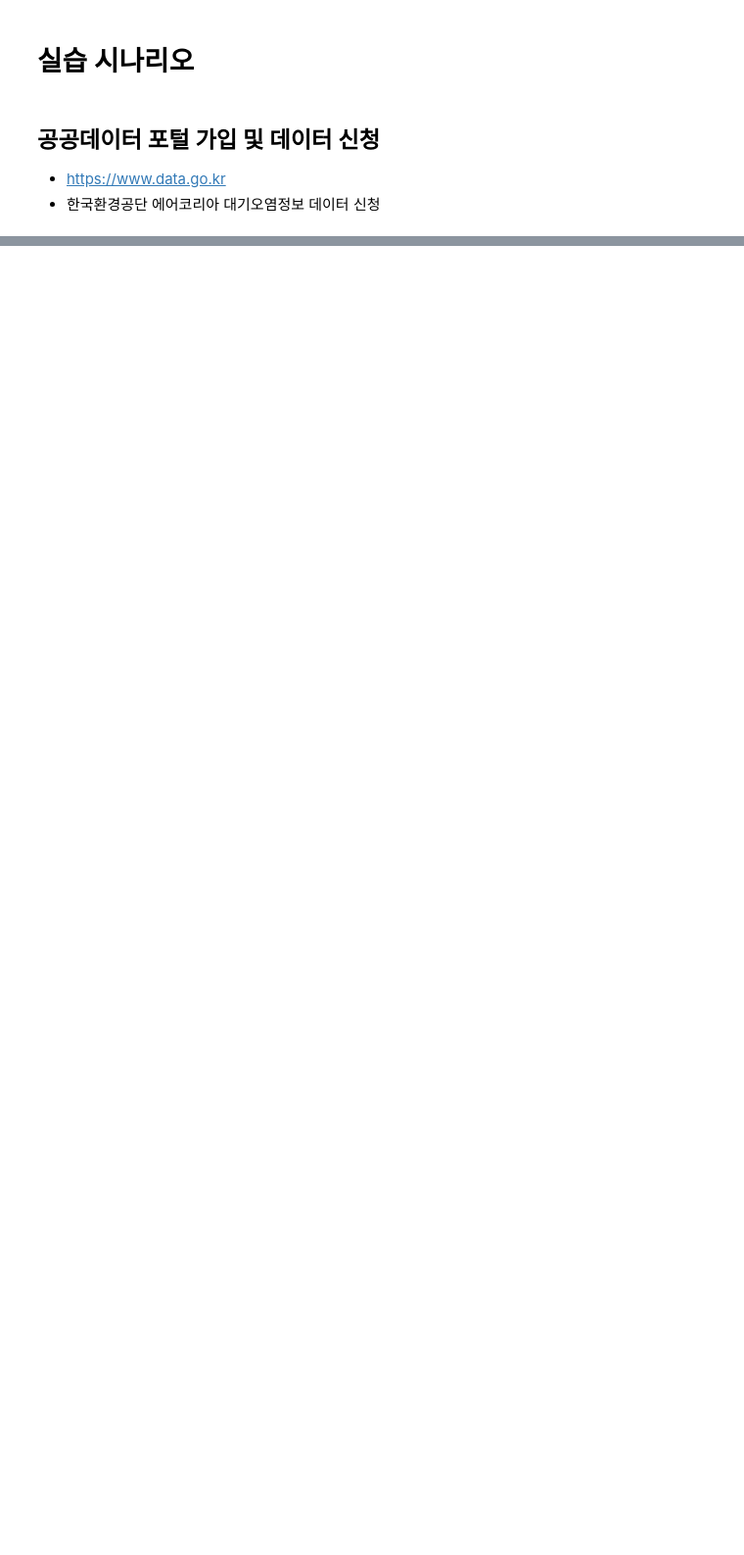
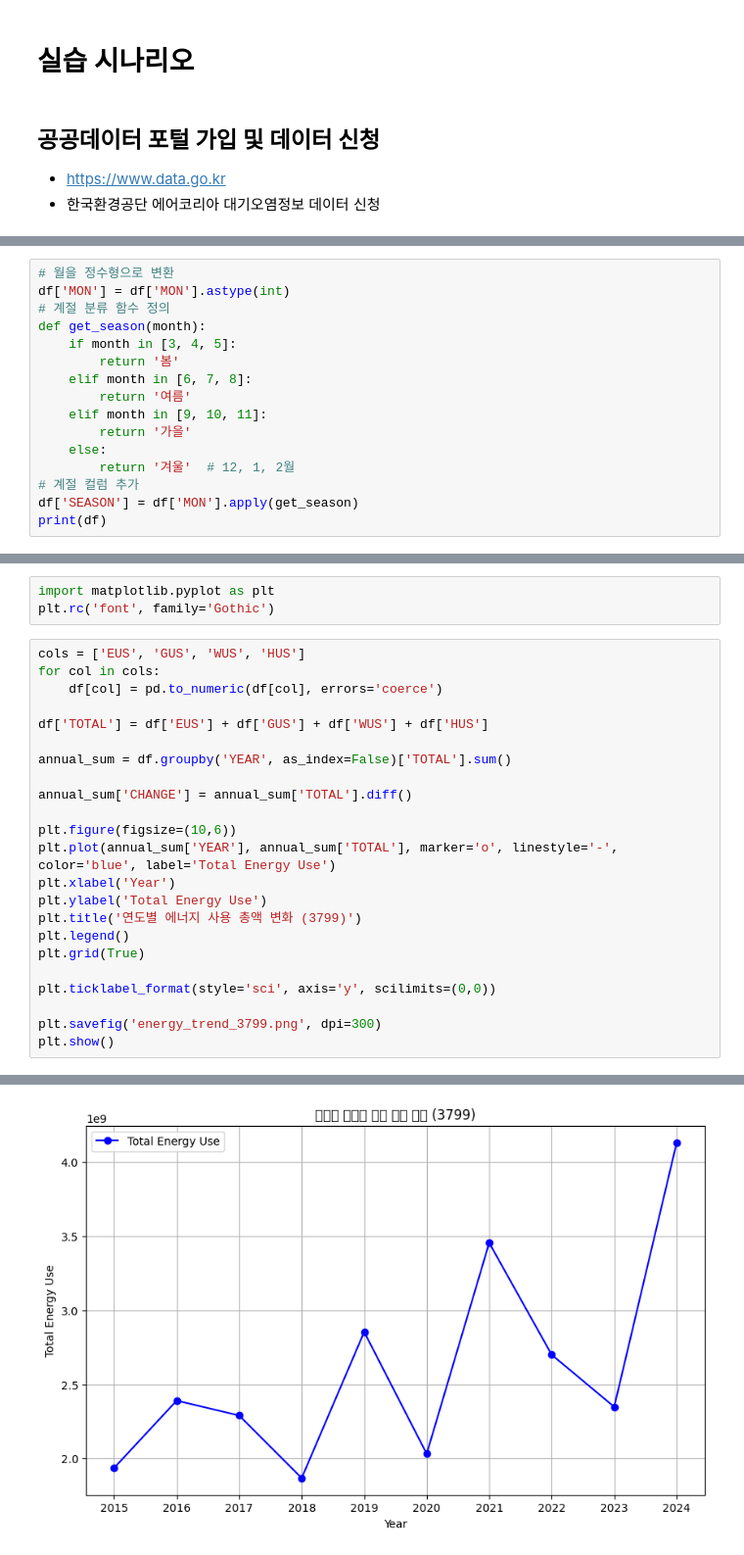
Before and after one commit to jwb0117/Data-Analysis-with-Open-Source, a Jupyter notebook: 오픈소스_데이터_분석_4강.ipynb, the cells around one changed output, grey strips where cells are left out. Shown at 98% size. Saved outputs shown, nothing was run; the diff lists cells and outputs as text; blank space fills up the shorter version.

```diff
--- a/오픈소스_데이터_분석_4강.ipynb
+++ b/오픈소스_데이터_분석_4강.ipynb
@@ -132,0 +195,16 @@ print(response.json())
+# %%
+# 월을 정수형으로 변환
+df['MON'] = df['MON'].astype(int)
+# 계절 분류 함수 정의
+def get_season(month):
+    if month in [3, 4, 5]:
+        return '봄'
+    elif month in [6, 7, 8]:
+        return '여름'
+    elif month in [9, 10, 11]:
+        return '가을'
+    else:
+        return '겨울'  # 12, 1, 2월
+# 계절 컬럼 추가
+df['SEASON'] = df['MON'].apply(get_season)
+print(df)
@@ -132,0 +226,27 @@ print(response.json())
+# %%
+import matplotlib.pyplot as plt
+plt.rc('font', family='Gothic')
+# %%
+cols = ['EUS', 'GUS', 'WUS', 'HUS']
+for col in cols:
+    df[col] = pd.to_numeric(df[col], errors='coerce')
+
+df['TOTAL'] = df['EUS'] + df['GUS'] + df['WUS'] + df['HUS']
+
+annual_sum = df.groupby('YEAR', as_index=False)['TOTAL'].sum()
+
+annual_sum['CHANGE'] = annual_sum['TOTAL'].diff()
+
+plt.figure(figsize=(10,6))
+plt.plot(annual_sum['YEAR'], annual_sum['TOTAL'], marker='o', linestyle='-', color='blue', label='Total Energy Use')
+plt.xlabel('Year')
+plt.ylabel('Total Energy Use')
+plt.title('연도별 에너지 사용 총액 변화 (3799)')
+plt.legend()
+plt.grid(True)
+
+plt.ticklabel_format(style='sci', axis='y', scilimits=(0,0))
+
+plt.savefig('energy_trend_3799.png', dpi=300)
+plt.show()
+# %% [output]
@@ -132,0 +270 @@ print(response.json())
+[figure, added]
```
Also changed, not shown: parts of 7 cells of this notebook.
